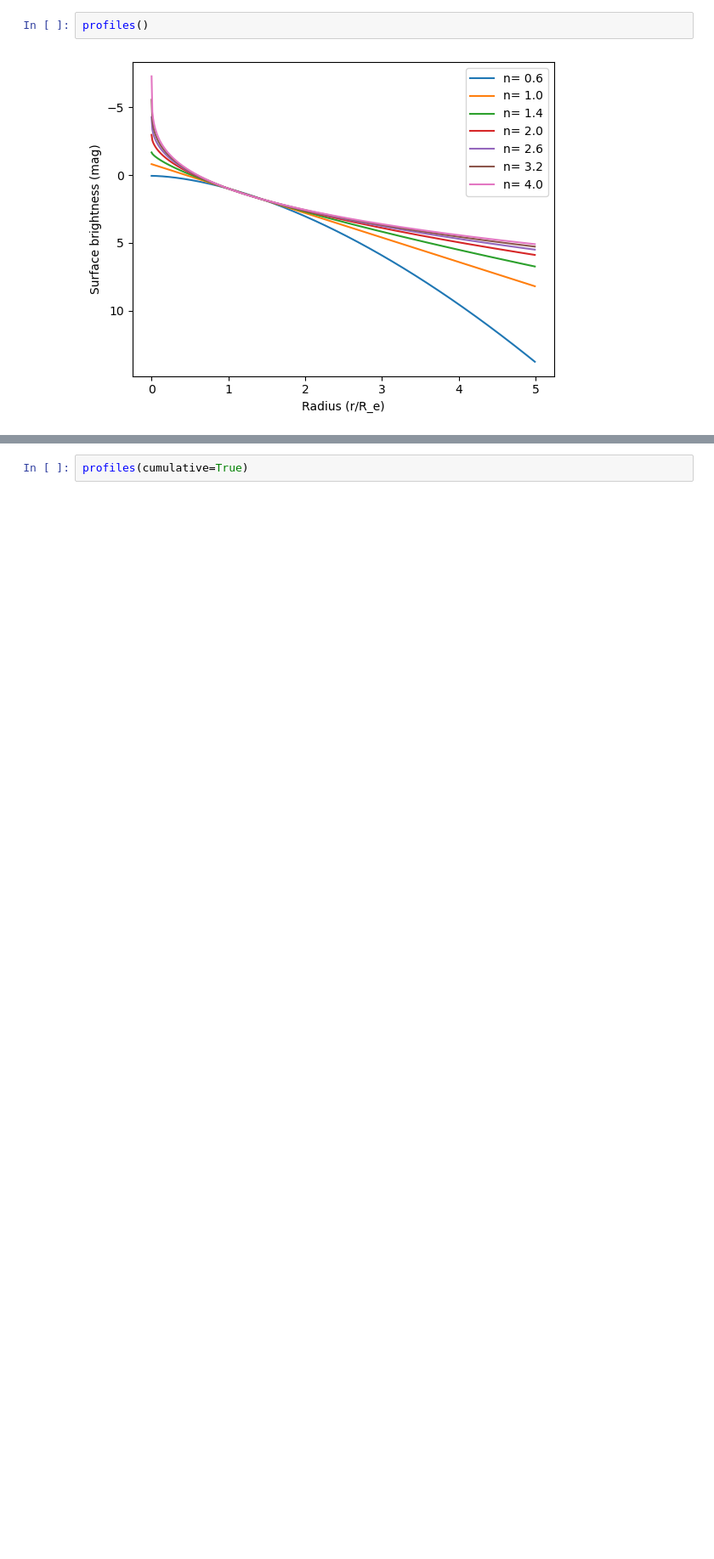
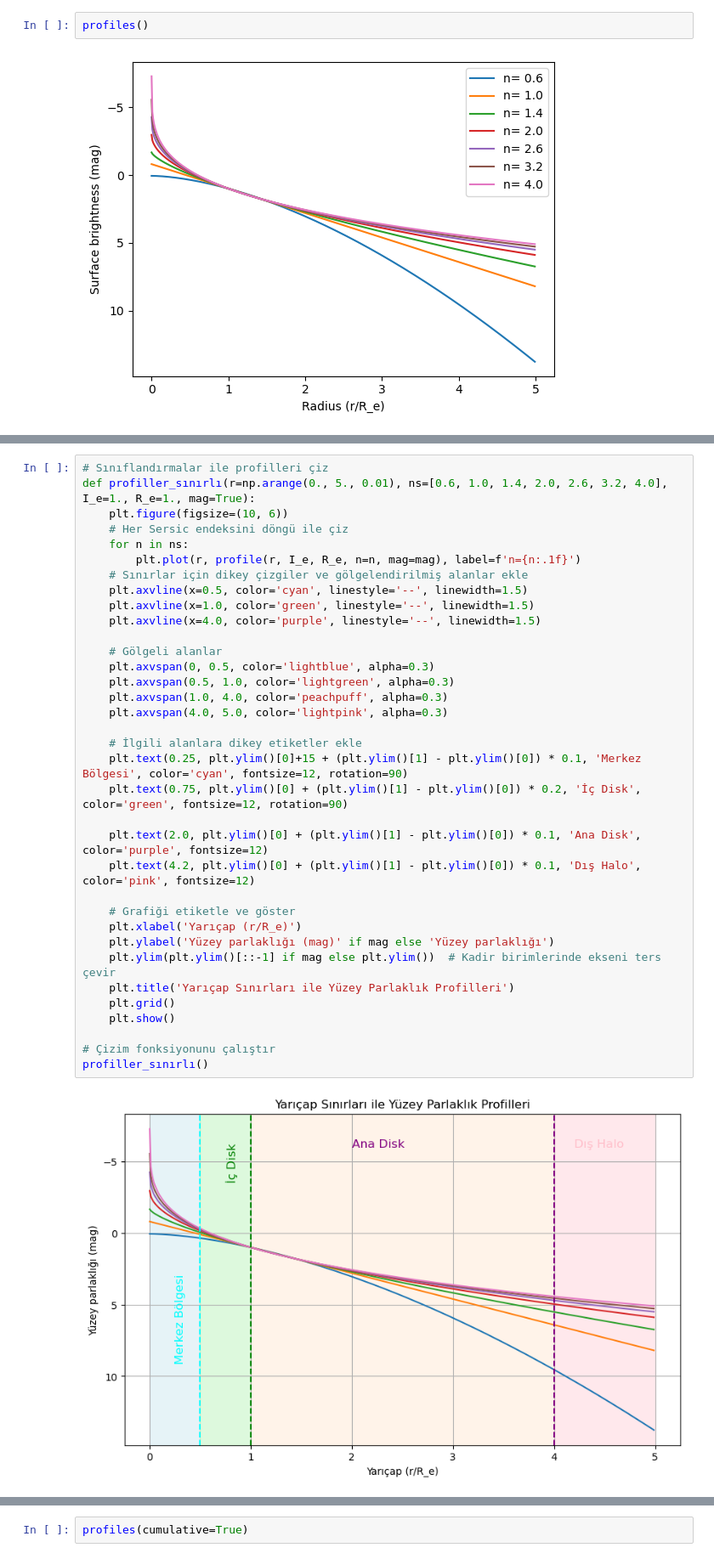
Before and after one commit to ebupi/galaxies-and-cosmology, a Jupyter notebook: sersic.ipynb, the cells around one changed output, grey strips where cells are left out. Shown at 85% size. Saved outputs shown, nothing was run; the diff lists cells and outputs as text; blank space fills up the shorter version.

Commit message:
sersic-update-x

```diff
--- a/sersic.ipynb
+++ b/sersic.ipynb
@@ -150,0 +155,37 @@ profiles()
+# %%
+# Sınıflandırmalar ile profilleri çiz
+def profiller_sınırlı(r=np.arange(0., 5., 0.01), ns=[0.6, 1.0, 1.4, 2.0, 2.6, 3.2, 4.0], I_e=1., R_e=1., mag=True):
+    plt.figure(figsize=(10, 6))
+    # Her Sersic endeksini döngü ile çiz
+    for n in ns:
+        plt.plot(r, profile(r, I_e, R_e, n=n, mag=mag), label=f'n={n:.1f}')
+    # Sınırlar için dikey çizgiler ve gölgelendirilmiş alanlar ekle
+    plt.axvline(x=0.5, color='cyan', linestyle='--', linewidth=1.5)
+    plt.axvline(x=1.0, color='green', linestyle='--', linewidth=1.5)
+    plt.axvline(x=4.0, color='purple', linestyle='--', linewidth=1.5)
+
+    # Gölgeli alanlar
+    plt.axvspan(0, 0.5, color='lightblue', alpha=0.3)
+    plt.axvspan(0.5, 1.0, color='lightgreen', alpha=0.3)
+    plt.axvspan(1.0, 4.0, color='peachpuff', alpha=0.3)
+    plt.axvspan(4.0, 5.0, color='lightpink', alpha=0.3)
+
+    # İlgili alanlara dikey etiketler ekle
+    plt.text(0.25, plt.ylim()[0]+15 + (plt.ylim()[1] - plt.ylim()[0]) * 0.1, 'Merkez Bölgesi', color='cyan', fontsize=12, rotation=90)
+    plt.text(0.75, plt.ylim()[0] + (plt.ylim()[1] - plt.ylim()[0]) * 0.2, 'İç Disk', color='green', fontsize=12, rotation=90)
+
+    plt.text(2.0, plt.ylim()[0] + (plt.ylim()[1] - plt.ylim()[0]) * 0.1, 'Ana Disk', color='purple', fontsize=12)
+    plt.text(4.2, plt.ylim()[0] + (plt.ylim()[1] - plt.ylim()[0]) * 0.1, 'Dış Halo', color='pink', fontsize=12)
+
+    # Grafiği etiketle ve göster
+    plt.xlabel('Yarıçap (r/R_e)')
+    plt.ylabel('Yüzey parlaklığı (mag)' if mag else 'Yüzey parlaklığı')
+    plt.ylim(plt.ylim()[::-1] if mag else plt.ylim())  # Kadir birimlerinde ekseni ters çevir
+    plt.title('Yarıçap Sınırları ile Yüzey Parlaklık Profilleri')
+    plt.grid()
+    plt.show()
+
+# Çizim fonksiyonunu çalıştır
+profiller_sınırlı()
+# %% [output]
+[figure, added]
```
Also changed, not shown: parts of 5 cells of this notebook.
